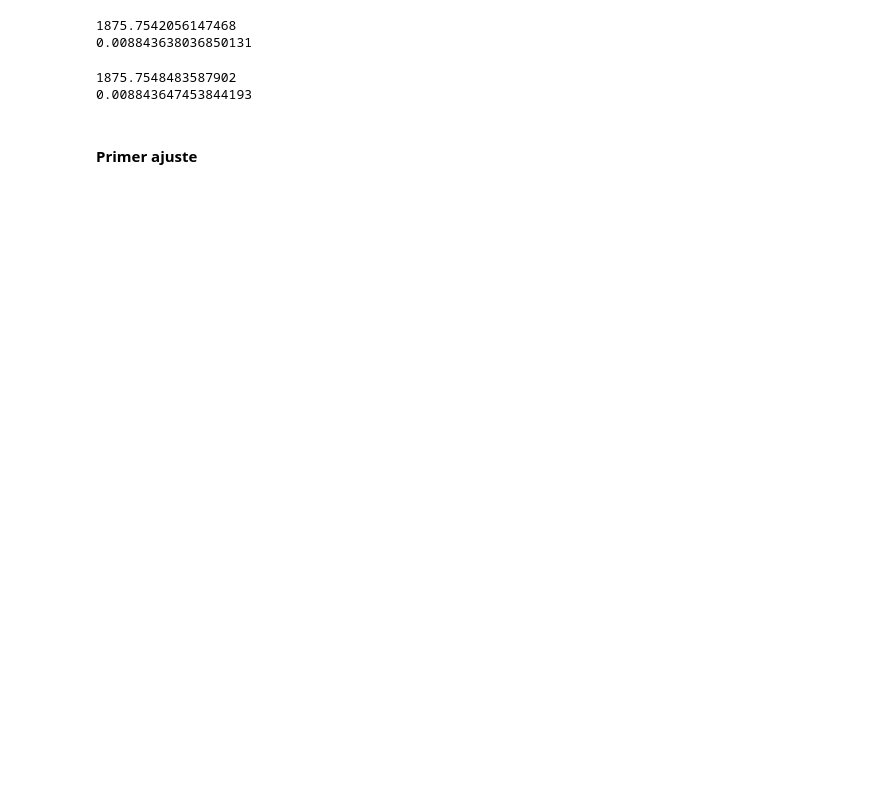
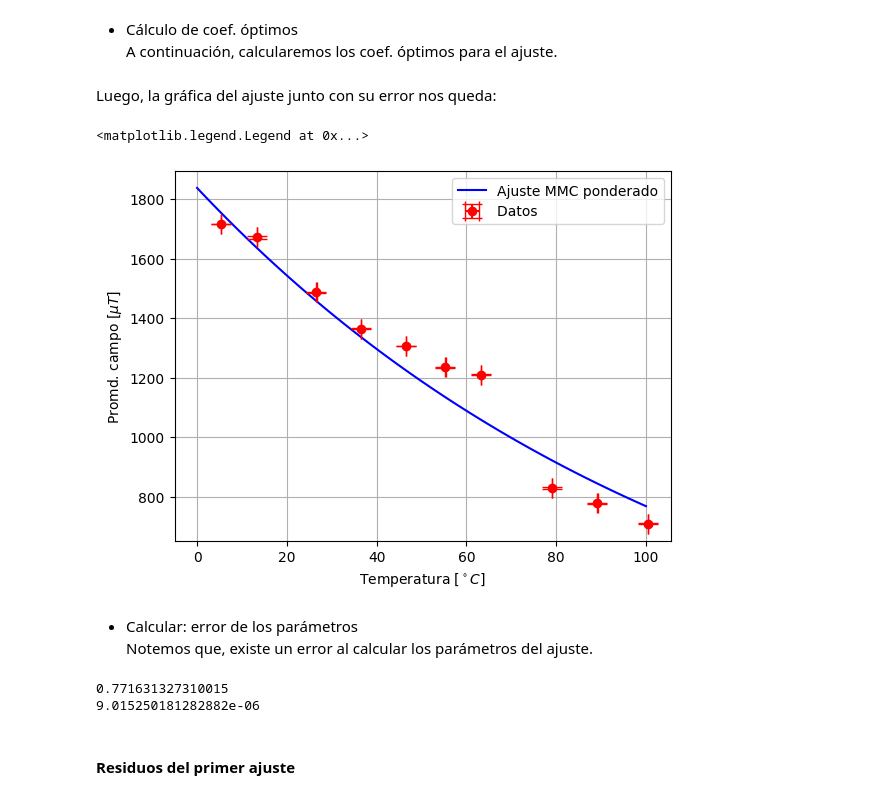
Before and after one commit to Martina-Parra/Proyecto-Lab1, a Jupyter notebook: graficos/exp-graficos.ipynb, the cells around one changed output. Drawn from its saved outputs; the diff is of its cells as text; code cells hidden in the pictures; blank space fills up the shorter version.

```diff
--- a/graficos/exp-graficos.ipynb
+++ b/graficos/exp-graficos.ipynb
@@ -1,6 +1,5 @@
 # %%
 import numpy as np
 import matplotlib.pyplot as plt
-plt.style.use("bmh")
 from scipy.optimize import curve_fit
 from ipywidgets import interact
@@ -43,29 +46,39 @@ print(list_promd)
 # %%
 def f(x,A,B):
     return A*np.exp(-B*x)
+# %% [markdown]
+- Cálculo de coef. óptimos \
+A continuación, calcularemos los coef. óptimos para el ajuste.
 # %%
-A_opt, B_opt = curve_fit(f, temp, list_promd)[0] #entrega los paramétros A y B, (función fácil)
-
-print(A_opt)
-print(B_opt)
+A_opt, B_opt = curve_fit(f, temp,list_promd, sigma=list_desv)[0]
-# %% [output]
-1875.7542056147468
-0.008843638036850131
-# %%
-from scipy.optimize import leastsq
-
-def res(p, x, y):
-    return y - (p[0]*np.exp(-p[1]*x))
-
-p_init = [1876.0, 0.01]
-
-
-
-A_opt2, B_opt2 = leastsq(res, p_init, args=(temp, list_promd))[0]
-print(A_opt2)
-print(B_opt2)
-# %% [output]
-1875.7548483587902
-0.008843647453844193
+# %% [markdown]
+Luego, la gráfica del ajuste junto con su error nos queda:
+# %%
+xx = np.linspace(0,100,100) # Nos permite agregar más números al intervalo original de temperatura.
+A = A_opt
+B = B_opt
+
+plt.plot(xx,  f(xx, A, B), color="blue" ,label='Ajuste MMC ponderado')
+plt.errorbar(temp, list_promd, xerr = 0.05, yerr= list_desv, color="red", label= "Datos ",  fmt="ob",capsize=7)
+
+
+plt.xlabel('Temperatura [$^\circ C$]')
+plt.ylabel('Promd. campo [$\mu T$]')
+plt.grid(True)
+plt.legend()
+# %% [output]
+<matplotlib.legend.Legend at 0x...>
+[figure, added]
+# %% [markdown]
+- Calcular: error de los parámetros \
+Notemos que, existe un error al calcular los parámetros del ajuste.
+# %%
+Parametros, matriz = curve_fit(f, temp, list_promd,absolute_sigma=True)
+Aerr,Berr=np.sqrt(np.diagonal(matriz))
+print(Aerr)
+print(Berr)
+# %% [output]
+0.771631327310015
+9.015250181282882e-06
 # %% [markdown]
-#### Primer ajuste
+#### Residuos del primer ajuste
```
Also changed, not shown: parts of 28 cells of this notebook.
